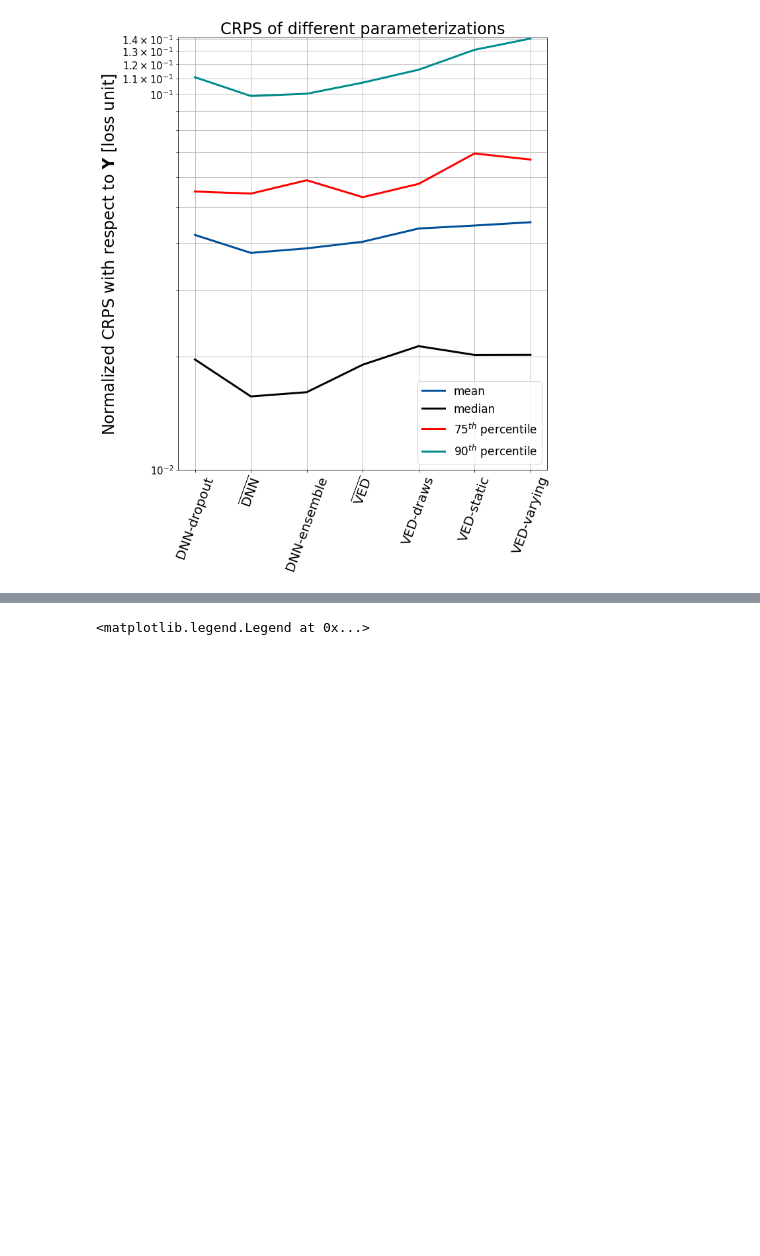
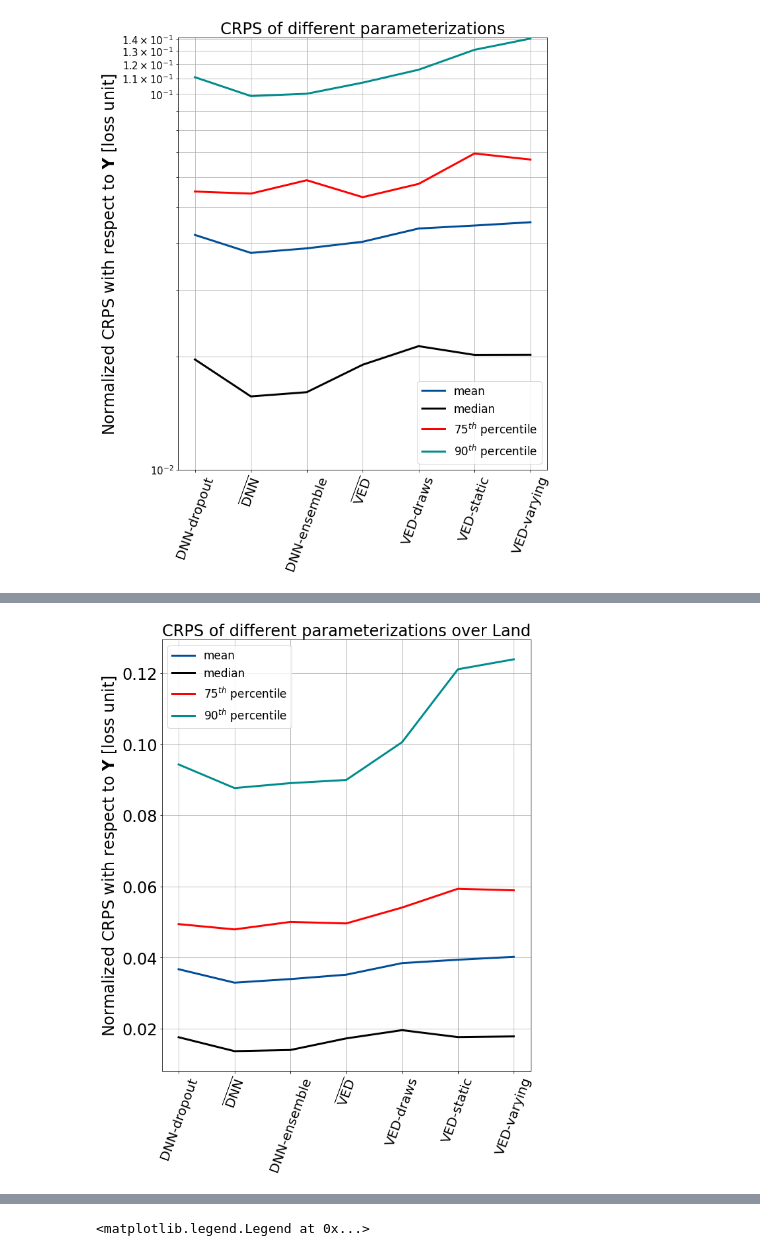
Before and after one commit to EyringMLClimateGroup/behrens24james_SPCESM2_ML_ensembles, a Jupyter notebook: CRPS_analysis/real_geo_CRPS_overview_updt.ipynb, the cells around one changed output, grey strips where cells are left out. Drawn from its saved outputs; the diff is of its cells as text; code cells hidden in the pictures; blank space fills up the shorter version.

Commit message:
add Ocean vs. Land analysis

```diff
--- a/CRPS_analysis/real_geo_CRPS_overview_updt.ipynb
+++ b/CRPS_analysis/real_geo_CRPS_overview_updt.ipynb
@@ -548,0 +587,26 @@ plt.grid(True)
+# %%
+# select ocean and land grid cells
+MaskedArray_2 = maskoceans(lons_2,Lats,np.reshape(ANN_1_lin_dr_0_1_lev.values[0:int(lat.size*lon.size),24],
+                                                             (lat.size,lon.size)),resolution='f',grid=1.25,inlands=False)
+# %%
+ocean=np.where(np.reshape(MaskedArray_2.mask,(lat.size*lon.size))==True)[0]
+land=np.where(np.reshape(MaskedArray_2.mask,(lat.size*lon.size))==False)[0]
+# %%
+# ocean and land grid cells of entire subset
+ocean_ext=np.nan*np.zeros((500,ocean.size))
+land_ext=np.nan*np.zeros((500,land.size))
+for i in np.arange(0,500):
+    ocean_ext[i]=ocean+int(i*lat.size*lon.size)
+    land_ext[i]=land+int(i*lat.size*lon.size)
+
+ocean_ext_resh=np.reshape(ocean_ext,(500*ocean.size))
+land_ext_resh=np.reshape(land_ext,(500*land.size))
+# %%
+# land CRPS mean
+models_updt_land=np.vstack((np.mean(ANN_1_lin_dr_0_1_lev[np.int_(land_ext_resh)],0),
+                 np.mean(deter_7_ANN_lin_lev[np.int_(land_ext_resh)],0),
+                 np.mean(stoch_5_ANN_lin_lev[np.int_(land_ext_resh)],0),
+                 np.mean(deter_6_VED_lev_[np.int_(land_ext_resh)],0),
+                 np.mean(VED_1_0_0_7_lev_[np.int_(land_ext_resh)],0),
+                 np.mean(VED_1_0_5_7_lev_[np.int_(land_ext_resh)],0),
+                 np.mean(VED_1_alpha_arr_1_7_lev_[np.int_(land_ext_resh)],0)))
@@ -548,0 +622,19 @@ plt.grid(True)
+# %%
+# plot general statistics of CRPS over Land
+plt.figure(2,(10,12))
+
+plt.plot(np.mean(models_updt_land,1),linewidth=3,color=[0,0.3,0.6],label=r'mean')
+plt.plot(np.median(models_updt_land,1),linewidth=3,color='k',label='median')
+plt.plot(np.percentile(models_updt_land,75,1),linewidth=3,color='r',label=r'75$^{th}$ percentile')
+plt.plot(np.percentile(models_updt_land,90,1),linewidth=3,color=[0,0.55,0.55],label=r'90$^{th}$ percentile')
+plt.xticks(np.arange(0,7),labels=model_names_updt_2,fontsize=20,rotation=70)
+#plt.yticks(np.arange(0.02,0.141,0.01),fontsize=15)
+plt.yticks(fontsize=24)
+#plt.yscale('log')
+#plt.ylim(0.014,0.141)
+plt.title('CRPS of different parameterizations over Land',fontsize=24)
+plt.legend(fontsize=17)
+plt.ylabel('Normalized CRPS with respect to $\mathbf{Y}$ [loss unit]',fontsize=24)
+plt.grid(True)
+# %% [output]
+[figure, added]
```
Also changed, not shown: parts of 19 cells of this notebook.
